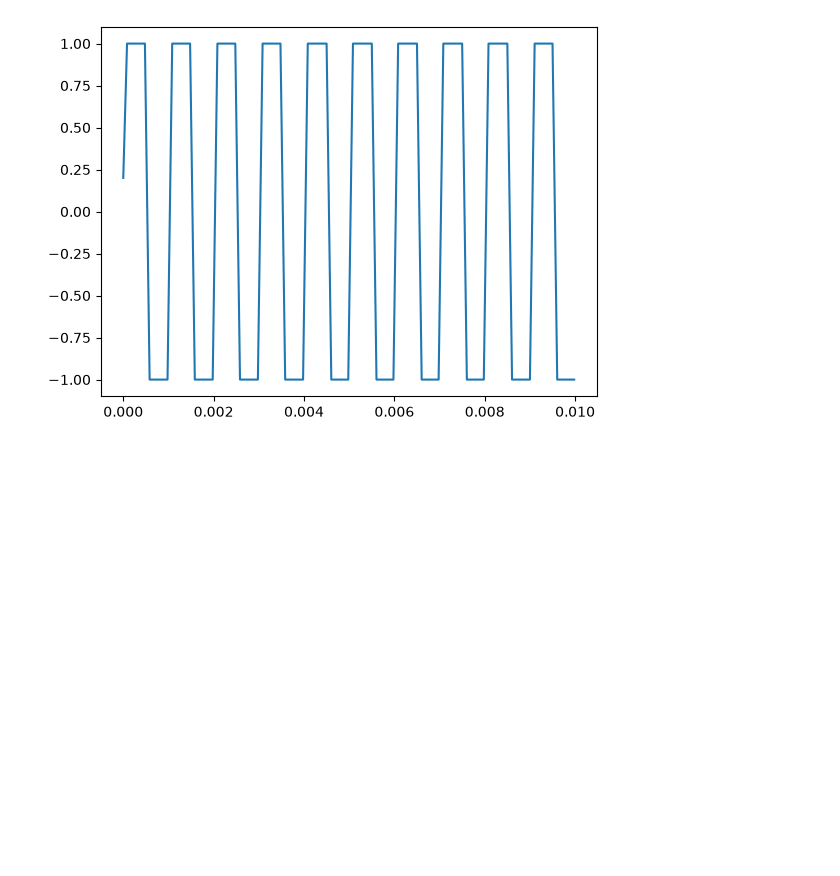
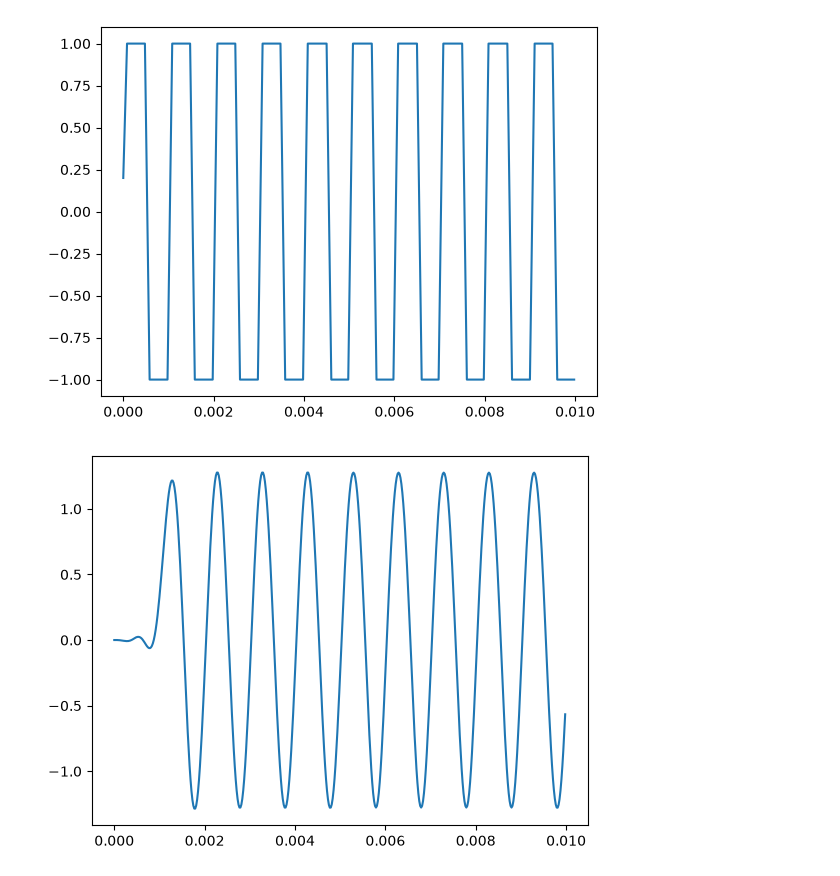
Before and after one commit to acsiuc/software-for-image-sound-processing, a Jupyter notebook: laboratory-3/exercise-2.ipynb, the cells around one changed output. Drawn from its saved outputs; the diff is of its cells as text; code cells hidden in the pictures; blank space fills up the shorter version.

Commit message:
lab3-exercise3: modify signal from ex2 to allow only the fundamental frequency

```diff
--- a/laboratory-3/exercise-2.ipynb
+++ b/laboratory-3/exercise-2.ipynb
@@ -22,3 +22,12 @@ plt.plot(time_vector, filtered_wave)
 plt.show()
 # %% [output]
 [figure]
+# %%
+#EXERCISE 3
+filter_coeff = signal.firwin(101, 2000, fs = fs)
+# %%
+new_filtered_wave = signal.lfilter(filter_coeff, 1, square_wave)
+plt.plot(time_vector, new_filtered_wave)
+plt.show()
+# %% [output]
+[figure, added]
```
